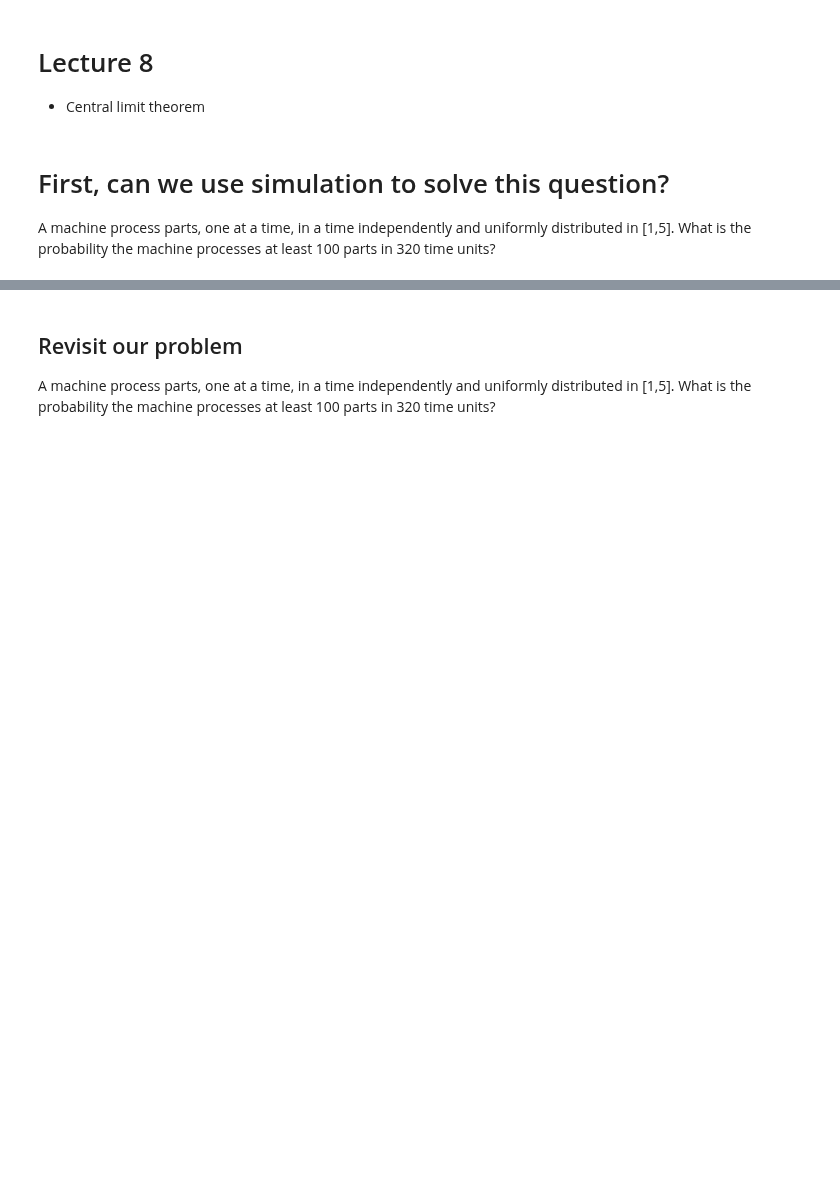
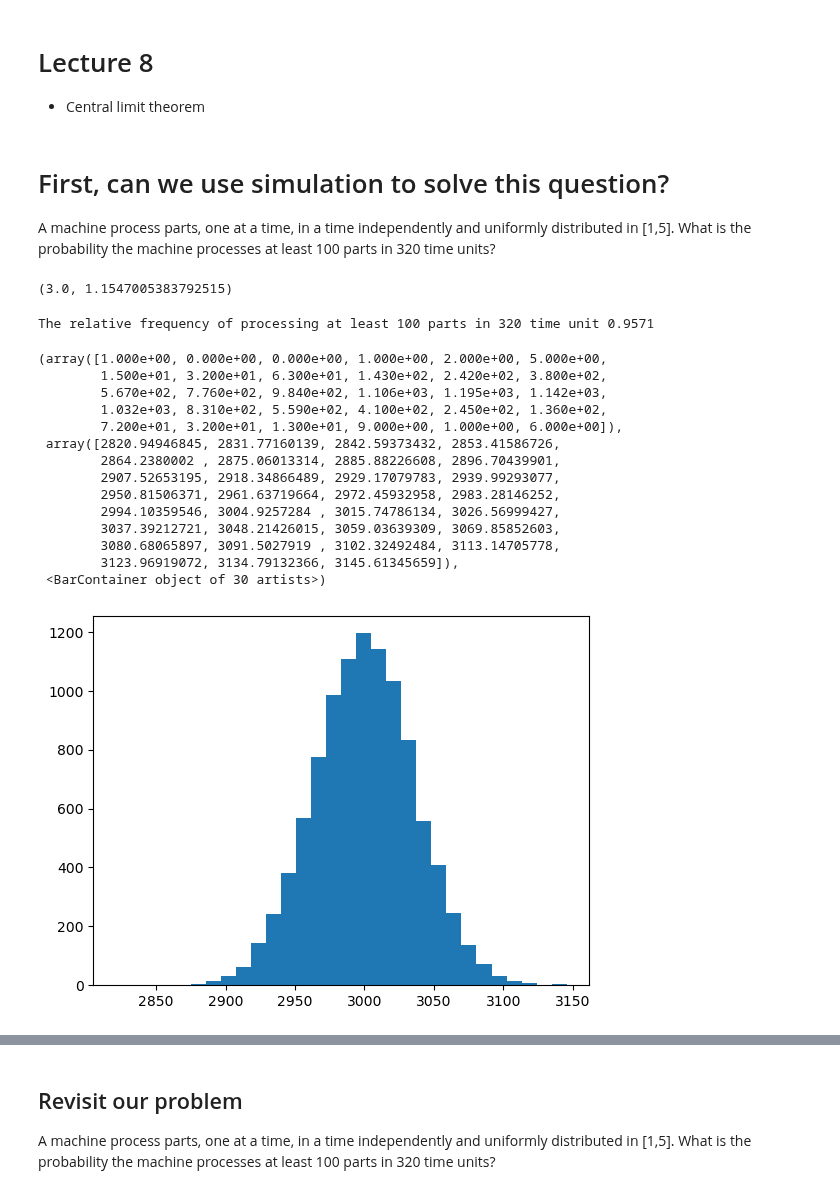
Before and after one commit to tyler-ruble/eel3850S25, a Jupyter notebook: lectures/lecture08-CenterLimitTheorem/lecture08-CLT-in-class-edits.ipynb, the cells around one changed output, grey strips where cells are left out. Drawn from its saved outputs; the diff is of its cells as text; code cells hidden in the pictures; blank space fills up the shorter version.

```diff
--- a/lectures/lecture08-CenterLimitTheorem/lecture08-CLT-in-class-edits.ipynb
+++ b/lectures/lecture08-CenterLimitTheorem/lecture08-CLT-in-class-edits.ipynb
@@ -23,19 +23,53 @@ import matplotlib.ticker as ticker  # Import ticker for formatting
 A machine process parts, one at a time, in a time independently and uniformly distributed in [1,5].
 What is the probability the machine processes at least 100 parts in 320 time units?
 # %%
-
 n=100 # the total number of parts.
 
 # define the random variable for the time needed for processing one part.
+X = stats.uniform(loc =1, scale = 4)
+mu = X.mean()
+sigma = X.std()# standard deviation, recall variance = sigma**2
+mu, sigma
+# %% [output]
+(3.0, 1.1547005383792515)
 # %%
 # todo implement a simulation to compute the probability
 num_sims = 10_000
 count=0
 for i in range(num_sims):
-    Xseq =
-    if : #TODO
-        count +=1
+    Xseq = X.rvs(size = n)
+    if np.sum(Xseq) <= 320:
+        count += 1
 print("The relative frequency of processing at least 100 parts in 320 time unit", count/num_sims)
+# %% [output]
+The relative frequency of processing at least 100 parts in 320 time unit 0.9571
+# %%
+def getSn(n):
+    num_sims = 10_000
+    Sn = np.zeros(num_sims)
+    for i in range(num_sims):
+        Xseq = X.rvs(size = n)
+        Sn[i] = np.sum(Xseq)
+    return Sn
+# %%
+Sn = getSn(1000)
+plt.hist(Sn, bins = 30, label='Sn[i]')
+# %% [output]
+(array([1.000e+00, 0.000e+00, 0.000e+00, 1.000e+00, 2.000e+00, 5.000e+00,
+        1.500e+01, 3.200e+01, 6.300e+01, 1.430e+02, 2.420e+02, 3.800e+02,
+        5.670e+02, 7.760e+02, 9.840e+02, 1.106e+03, 1.195e+03, 1.142e+03,
+        1.032e+03, 8.310e+02, 5.590e+02, 4.100e+02, 2.450e+02, 1.360e+02,
+        7.200e+01, 3.200e+01, 1.300e+01, 9.000e+00, 1.000e+00, 6.000e+00]),
+ array([2820.94946845, 2831.77160139, 2842.59373432, 2853.41586726,
+        2864.2380002 , 2875.06013314, 2885.88226608, 2896.70439901,
+        2907.52653195, 2918.34866489, 2929.17079783, 2939.99293077,
+        2950.81506371, 2961.63719664, 2972.45932958, 2983.28146252,
+        2994.10359546, 3004.9257284 , 3015.74786134, 3026.56999427,
+        3037.39212721, 3048.21426015, 3059.03639309, 3069.85852603,
+        3080.68065897, 3091.5027919 , 3102.32492484, 3113.14705778,
+        3123.96919072, 3134.79132366, 3145.61345659]),
+ <BarContainer object of 30 artists>)
+[figure, added]
 # %%
 def getSnMnZn(n):
     num_sims = 10_000
```
Also changed, not shown: parts of 2 cells of this notebook, 1 other file.
